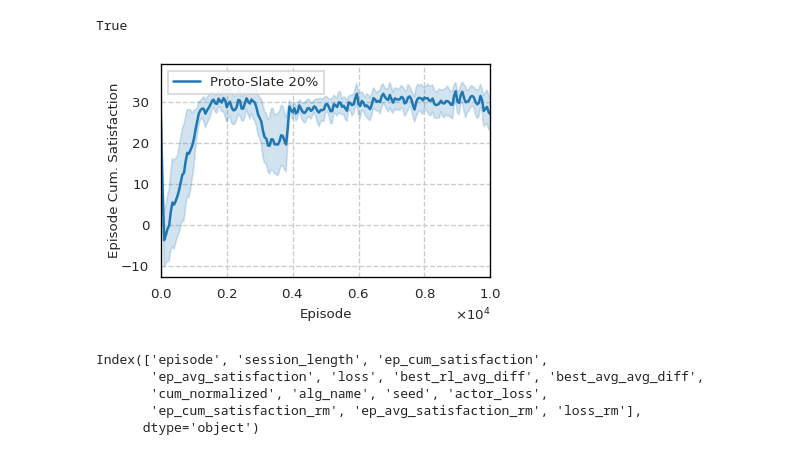
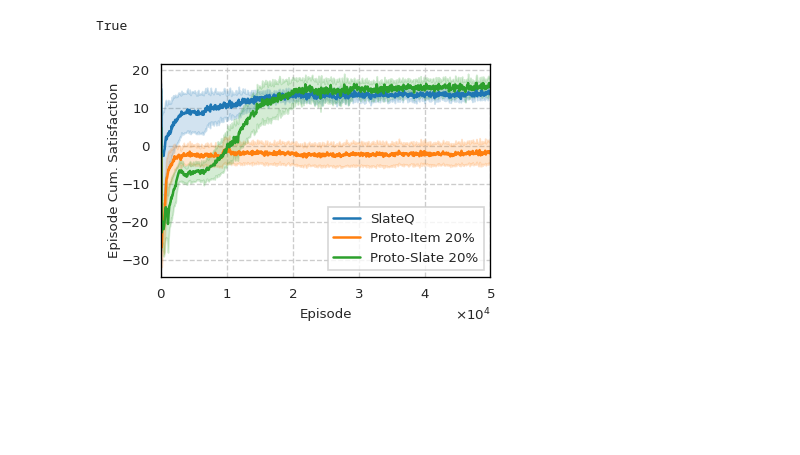
Before and after one commit to Asr419/rl_slate_wolpertinger, a Jupyter notebook: src/plotting_scripts/plot_convergence.ipynb, the cells around one changed output. Drawn from its saved outputs; the diff is of its cells as text; code cells hidden in the pictures; blank space fills up the shorter version.

Commit message:
proto-slate complete code

```diff
--- a/src/plotting_scripts/plot_convergence.ipynb
+++ b/src/plotting_scripts/plot_convergence.ipynb
@@ -42,7 +43,7 @@ def parse_data(data_dict: dict, alg_nam:str, seed: int)->pd.DataFrame:
 # load slateq results
 res_df_list = []
 for seed in tqdm(SEEDS):
-    slateq_dict = pickle.load(open(base_path / Path(f"slateq_boredom_{ALPHA}_2000_{seed}")/ "logs_dict.pickle", "rb"))
+    slateq_dict = pickle.load(open(base_path / Path(f"slateq_boredom_{ALPHA}_300_{seed}")/ "logs_dict.pickle", "rb"))
     res_df = parse_data(slateq_dict, "SlateQ", seed)
     res_df_list.append(res_df)
 # concat all results
@@ -51,8 +52,8 @@ final_df = pd.concat(res_df_list)
 # load wp results
 res_df_list = []
 for seed in tqdm(SEEDS):
-    for knearest in [5]:
-        slateq_dict = pickle.load(open(base_path / Path(f"proto_item_{knearest}_{ALPHA}_{seed}")/ "logs_dict.pickle", "rb"))
+    for knearest in [20]:
+        slateq_dict = pickle.load(open(base_path / Path(f"proto_item_300_{knearest}_{ALPHA}_{seed}")/ "logs_dict.pickle", "rb"))
         res_df = parse_data(slateq_dict, f"Proto-Item {knearest}%", seed)
         res_df_list.append(res_df)
 # concat all results
@@ -61,15 +62,15 @@ final_df = pd.concat([final_df, wp_df])
 # %%
 # load wp results
 res_df_list = []
-for seed in tqdm(SEEDS):
+for seed in tqdm(SEEDS1):
     for knearest in [20]:
         slateq_dict = pickle.load(open(base_path / Path(f"proto_slate_300_{knearest}_{ALPHA}_{seed}")/ "logs_dict.pickle", "rb"))
         res_df = parse_data(slateq_dict, f"Proto-Slate {knearest}%", seed)
         res_df_list.append(res_df)
 # concat all results
-final_df = pd.concat(res_df_list)
-# wp_slate_df = pd.concat(res_df_list)
-# final_df = pd.concat([final_df, wp_slate_df])
+# final_df = pd.concat(res_df_list)
+wp_slate_df = pd.concat(res_df_list)
+final_df = pd.concat([final_df, wp_slate_df])
 # %%
 # # load wp results
 # res_df_list = []
@@ -99,43 +100,37 @@ new_df = final_df[final_df['episode'] % n == 0]
 # %%
 import seaborn as sns
 import matplotlib.pyplot as plt
 import matplotlib.ticker as mtick
 from setup_plot import setup_plot
 
 setup_plot(font_size=8, w_pts=256, fig_ratio=0.65)
 
 # Set the plot style to "ticks"
 sns.set_style("whitegrid", {"grid.linestyle": "--", "axes.edgecolor": "black"})
 
 # Plot the mean of ep_cum_satisfaction across different seeds for each alg_name
 ax = sns.lineplot(x="episode", y="ep_cum_satisfaction_rm", hue="alg_name", errorbar="se", data=new_df)
 
 legend = plt.legend(title='', fancybox=False)
 # legend.get_frame().set_alpha(None)
 
 # Set the x-axis tick format
 fmt = mtick.ScalarFormatter(useMathText=True)
 fmt.set_powerlimits((-3,3))
 ax.xaxis.set_major_formatter(fmt)
 
 # Add a title and axes labels
-plt.xlim(0, 10000)
+plt.xlim(0, 50000)
 plt.xlabel("Episode")
 plt.ylabel("Episode Cum. Satisfaction", labelpad=0)
 plt.savefig("convergence_plot_2000.pdf", format="pdf", bbox_inches="tight")
 plt.show()
 # %% [output]
-[figure, old version]
+[figure, new version]
 # %%
-# hypothesis satisfied for paired t-test on sq and wp return
-from scipy.stats import ttest_rel
-ttest_rel(sq_return, wp_return)
+# # hypothesis satisfied for paired t-test on sq and wp return
+# from scipy.stats import ttest_rel
+# ttest_rel(sq_return, wp_return)
-# %% [output]
-Index(['episode', 'session_length', 'ep_cum_satisfaction',
-       'ep_avg_satisfaction', 'loss', 'best_rl_avg_diff', 'best_avg_avg_diff',
-       'cum_normalized', 'alg_name', 'seed', 'actor_loss',
-       'ep_cum_satisfaction_rm', 'ep_avg_satisfaction_rm', 'loss_rm'],
-      dtype='object')
 # %%
 # compute wilcoxon signed rank test
 # from scipy.stats import wilcoxon
```
Also changed, not shown: parts of 1 cell of this notebook, 19 other files.
